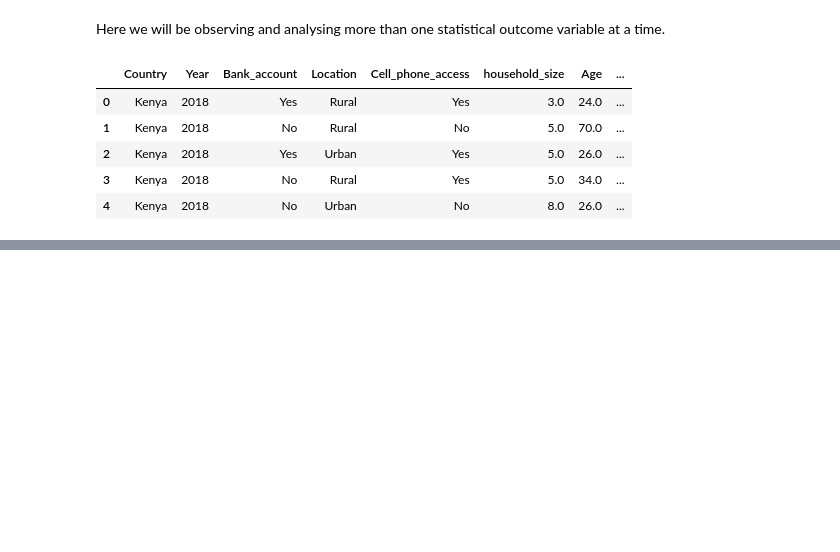
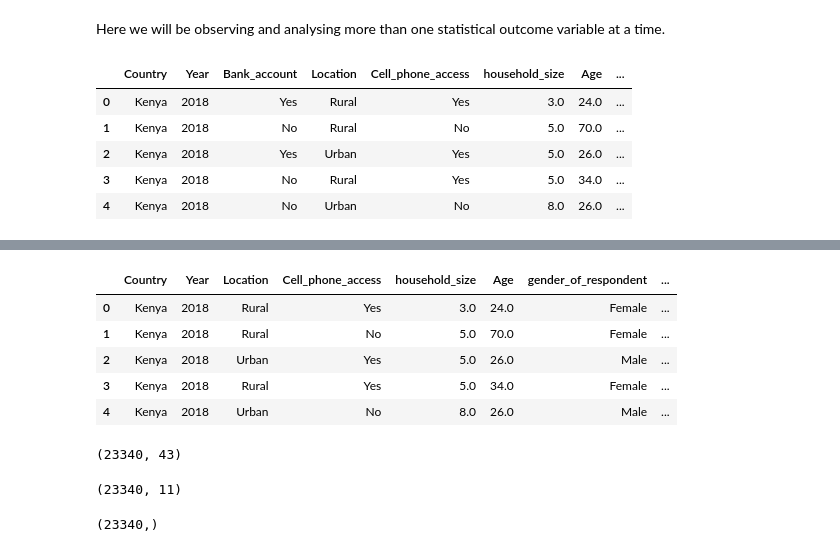
Before and after one commit to cecilia-wanja/2nd-analysis-of-financial-inclusion-in-East-Africa, a Jupyter notebook: Financial_inclusion.ipynb, the cells around one changed output, grey strips where cells are left out. Saved outputs shown, nothing was run; the diff lists cells and outputs as text; code cells hidden in the pictures; blank space fills up the shorter version.

```diff
--- a/Financial_inclusion.ipynb
+++ b/Financial_inclusion.ipynb
@@ -429,0 +446,26 @@ country.head()
+# %%
+#Preprocessing
+#Dividing my features into the feature set and corresponding labels: X and Y respectively.
+x = country.drop("Bank_account",1)
+y = country["Bank_account"]
+x.head()
+# %% [output]
+|  | Country | Year | Location | Cell_phone_access | household_size | Age | gender_of_respondent | ... |
+| 0 | Kenya | 2018 | Rural | Yes | 3.0 | 24.0 | Female | ... |
+| 1 | Kenya | 2018 | Rural | No | 5.0 | 70.0 | Female | ... |
+| 2 | Kenya | 2018 | Urban | Yes | 5.0 | 26.0 | Male | ... |
+| 3 | Kenya | 2018 | Rural | Yes | 5.0 | 34.0 | Female | ... |
+| 4 | Kenya | 2018 | Urban | No | 8.0 | 26.0 | Male | ... |
+# %%
+#To get the dimensions of our dummy data.
+dummy.shape
+# %% [output]
+(23340, 43)
+# %%
+x.shape
+# %% [output]
+(23340, 11)
+# %%
+y.shape
+# %% [output]
+(23340,)
```
Also changed, not shown: parts of 32 cells of this notebook.
